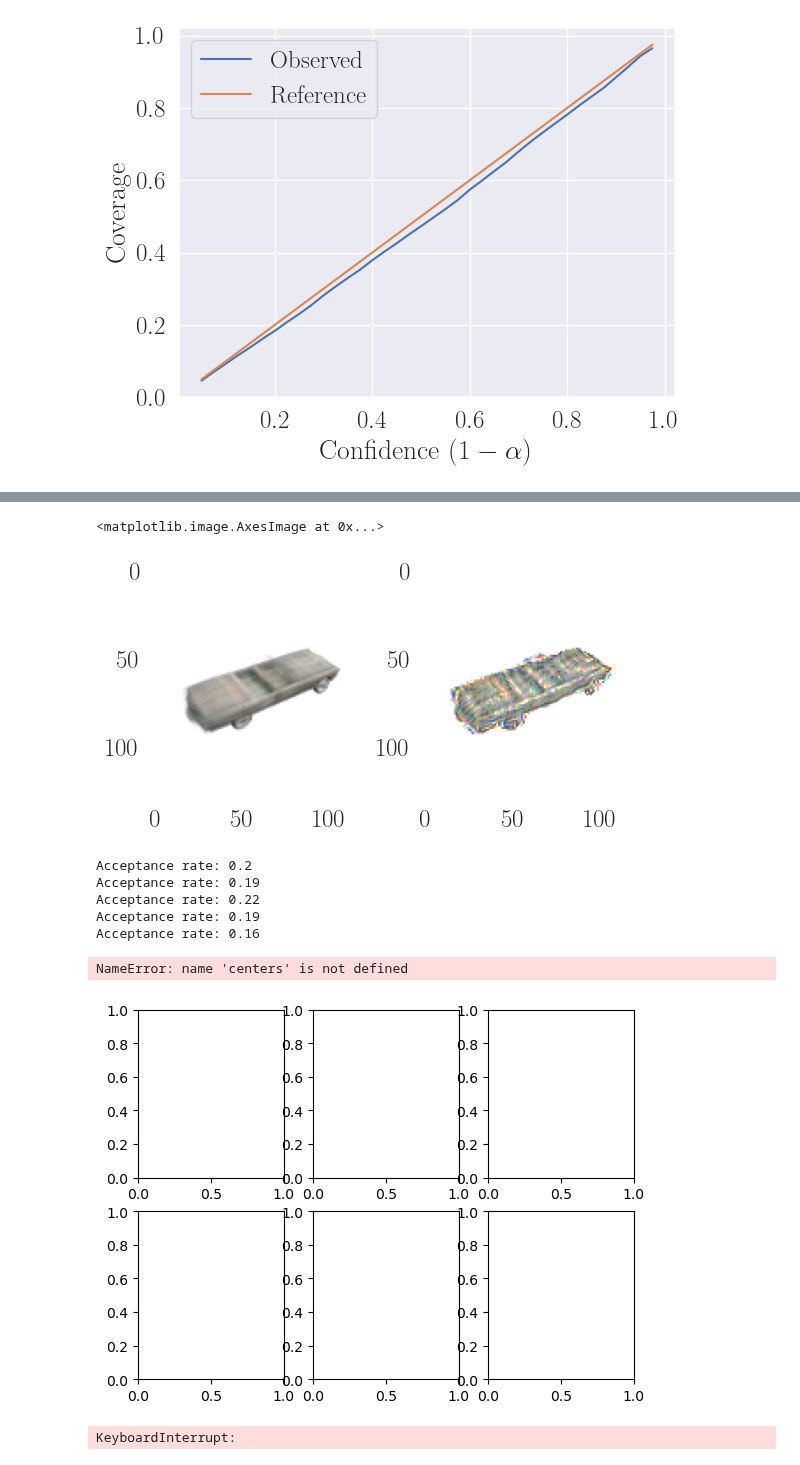
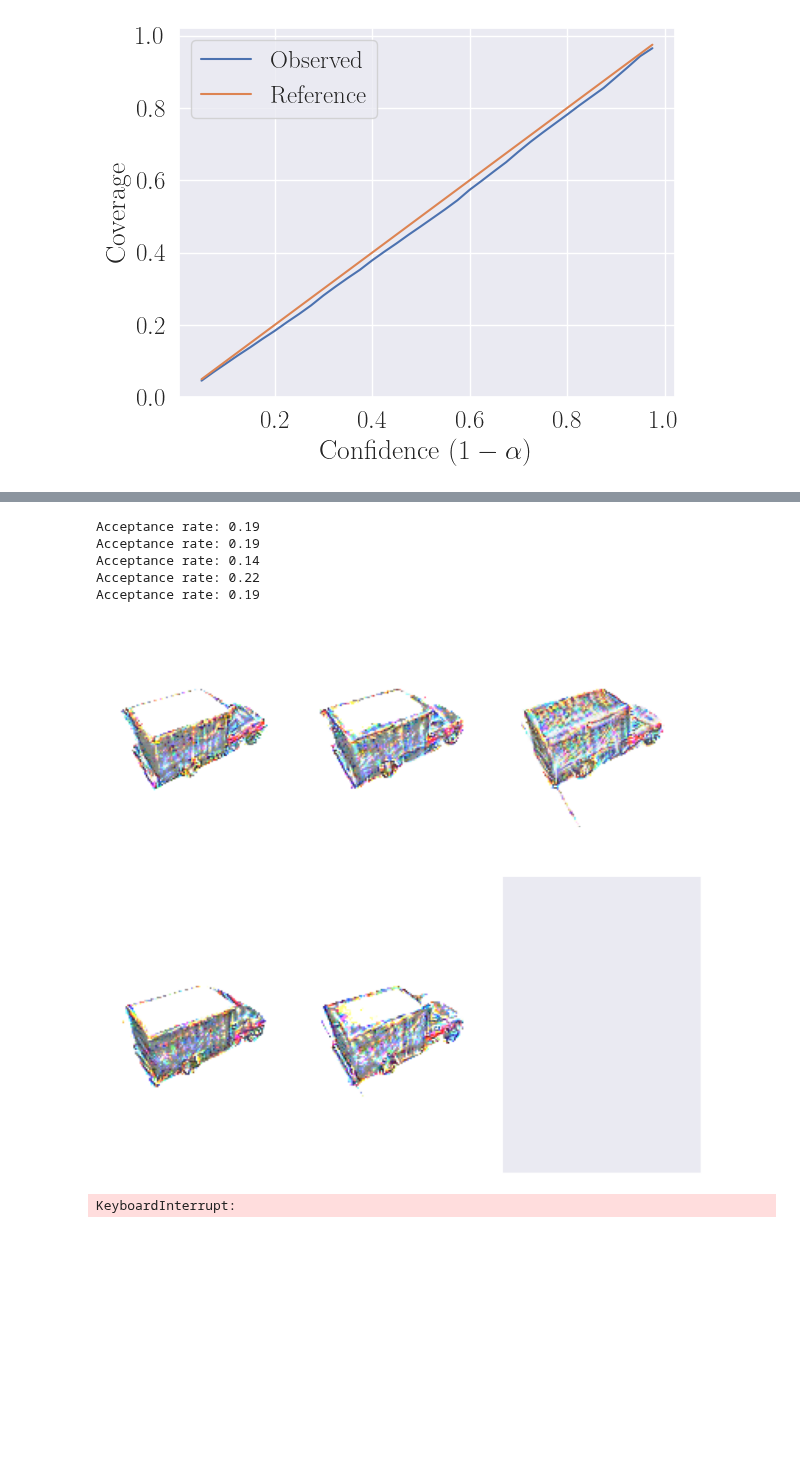
Before and after one commit to yashpatel5400/csi, a Jupyter notebook: nerf/crp.ipynb, the cells around one changed output, grey strips where cells are left out. Saved outputs shown, nothing was run; the diff lists cells and outputs as text; code cells hidden in the pictures; blank space fills up the shorter version.

```diff
--- a/nerf/crp.ipynb
+++ b/nerf/crp.ipynb
@@ -219,50 +206,38 @@ tensor(3.1882, device='cuda:0', grad_fn=<SqueezeBackward0>)
-# %%
-from skimage import exposure
-
-to_img = lambda x : np.transpose(x[0].cpu().detach().numpy(), (1, 2, 0))
-
-ref = to_img(proposal_img)
-raw_src = to_img(target_img.clone().detach())
-raw_src[ref == 1] = 1
-src = exposure.match_histograms(raw_src, ref)
-
-plt.rcParams["axes.grid"] = False
-f, axs = plt.subplots(1, 2)
-axs[0].imshow(ref)
-axs[1].imshow(src)
-# %% [output]
-<matplotlib.image.AxesImage at 0x...>
-[figure, removed]
 # %%
 trajs = []
 for n in range(N):
-    eta = 0.025
+    eta = 0.01
     T   = 100
     traj = []
 
-    current_iter = traj_inits[n].clone()
+    current_img = traj_inits[n].clone()
+    _, _, current_iter, _ = lpips_eval(current_img, current_img, retPerLayer=True) # dummy call to get featurized representation -- will serve as feature target
     for t in range(T):
-        perturbation = torch.randn_like(proposal_img)
-        perturbation[current_iter == 1] = 0
-        proposal_img = current_iter + eta * perturbation
+        proposal_iter = current_iter.copy()
+
+        feature = 4 # only jitter final feature for now (kinda ratchet)
+        perturbation = torch.randn_like(proposal_iter[feature])
+        proposal_iter[feature] = proposal_iter[feature] + eta * perturbation
+
+        # proposal_img = feature_match_img(current_iter, target_features)
 
         lpip_evals = []
         for sample_idx in range(len(score_samples)):
-            lpip_eval = lpips_eval(proposal_img, score_samples[sample_idx]).cpu().detach().numpy().flatten()
+            lpip_eval = lpips_eval(score_samples[sample_idx], proposal_iter, featurized0=False, featurized1=True).cpu().detach().numpy().flatten()
             lpip_evals.append(lpip_eval)
 
         proposal_score = np.min(lpip_evals)
         if proposal_score < quantile:
-            traj.append(copy.deepcopy(proposal_img))
-            current_iter = proposal_img
+            traj.append(copy.deepcopy(proposal_iter))
+            current_iter = proposal_iter
     trajs.append(traj)
     print(f"Acceptance rate: {len(traj) / T}")
 # %% [output]
-Acceptance rate: 0.2
 Acceptance rate: 0.19
+Acceptance rate: 0.19
+Acceptance rate: 0.14
 Acceptance rate: 0.22
 Acceptance rate: 0.19
-Acceptance rate: 0.16
 # %%
 import sklearn
 
@@ -288,16 +263,17 @@ def RPs(traj, N):
     centers.append(traj[np.random.choice(len(traj))])
 
     # Initialize list of closest distances and calculate current potential
-    closest_dist_sq = [lpips_eval(x, centers[0]).cpu().detach().numpy().flatten()[0] ** 2 for x in traj]
+    sq_dist = lambda x, y : lpips_eval(x, y, featurized0=True, featurized1=True).cpu().detach().numpy().flatten()[0] ** 2
+    closest_dist_sq = [sq_dist(x, centers[0]) for x in traj]
 
     # Pick the remaining n_clusters-1 points
-    n_local_trials = 2 + int(np.log(N))
+    n_local_trials = 10 # 2 + int(np.log(N))
     for _ in range(1, N):
         weighted_p = closest_dist_sq / np.sum(closest_dist_sq)
         candidates = np.random.choice(traj, size=n_local_trials, replace=True, p=weighted_p)
 
         # Compute distances to center candidates
-        distance_to_candidates = np.array([[lpips_eval(x, centers[0]) ** 2 for x in traj] for candidate in candidates])
+        distance_to_candidates = np.array([[sq_dist(x, candidate) for x in traj] for candidate in candidates])
         np.minimum(closest_dist_sq, distance_to_candidates, out=distance_to_candidates)
         distances = np.sum(distance_to_candidates, axis=1)
 
@@ -311,30 +287,30 @@ def RPs(traj, N):
 
     return centers
 # %%
-centers = [RPs(traj, N=1) for traj in trajs]
+centers = [RPs(traj, N=2)[-1] for traj in trajs]
+# %%
+rp_imgs = [feature_match_img(traj_init, center) for traj_init, center in zip(traj_inits, centers)]
 # %%
-to_img = lambda x : np.transpose(x[0][0].cpu().detach().numpy(), (1, 2, 0))
-
-plt.rcParams["axes.grid"] = False
-# plt.rcParams["figure.figsize"] = [7.50, 7.50]
+to_img = lambda x : np.transpose(x[0].cpu().detach().numpy(), (1, 2, 0))
+plt.rcParams["figure.figsize"] = [10, 10]
 
 f, axs = plt.subplots(2, 3)
-axs[0,0].imshow(to_img(centers[0]))
-axs[0,1].imshow(to_img(centers[1]))
-axs[0,2].imshow(to_img(centers[2]))
-axs[1,1].imshow(to_img(centers[3]))
-axs[1,0].imshow(to_img(centers[4]))
+axs[0,0].imshow(to_img(rp_imgs[0]))
+axs[0,1].imshow(to_img(rp_imgs[1]))
+axs[0,2].imshow(to_img(rp_imgs[2]))
+axs[1,1].imshow(to_img(rp_imgs[3]))
+axs[1,0].imshow(to_img(rp_imgs[4]))
 
 # remove the x and y ticks
 for ax_i in axs:
     for ax in ax_i:
         ax.set_xticks([])
         ax.set_yticks([])
 
 plt.subplots_adjust(wspace=0, hspace=0)
+plt.rcParams["axes.grid"] = False
 # %% [output]
-NameError: name 'centers' is not defined
-[figure, old version]
+[figure, new version]
 # %%
 center_idx = 0
 center = centers[center_idx][0]
```
Also changed, not shown: parts of 5 cells of this notebook.
